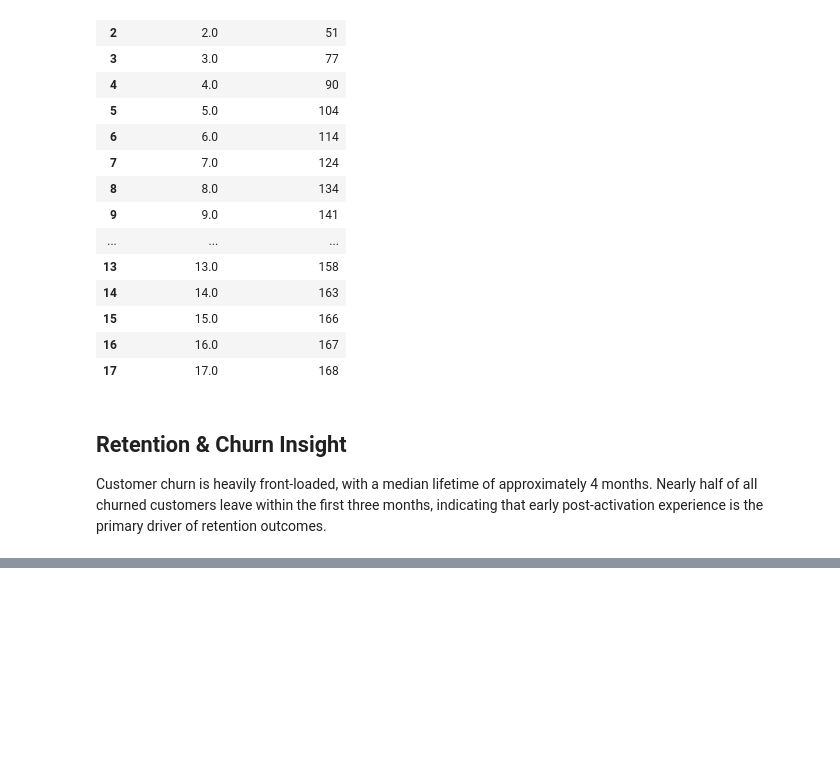
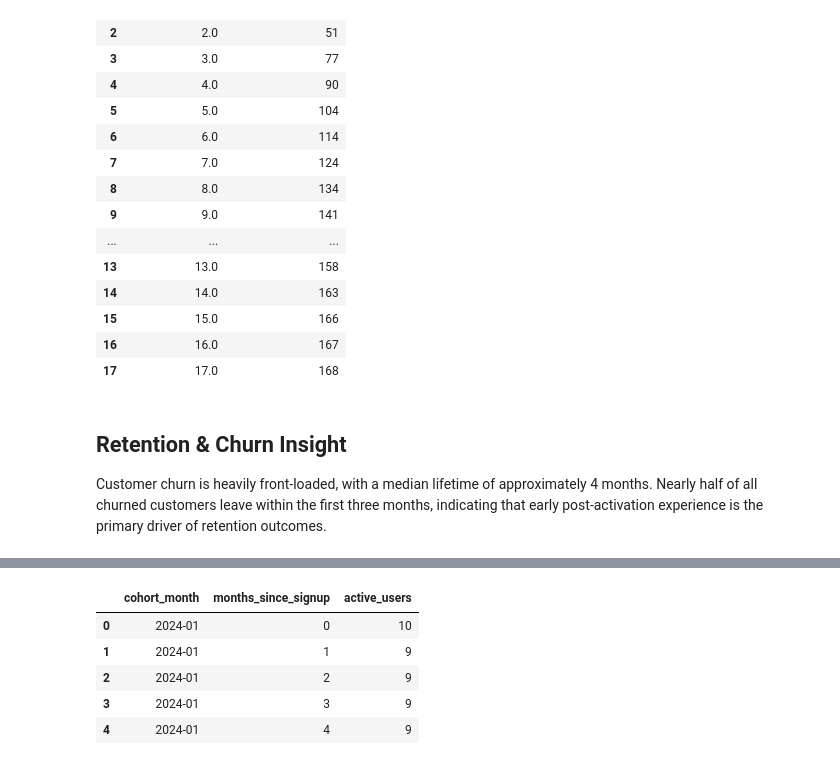
Before and after one commit to BoiDrew/saas-growth-analytics, a Jupyter notebook: notebooks/03_retention.ipynb, the cells around one changed output, grey strips where cells are left out. Cells and saved outputs as stored; diff of their text form; code cells hidden in the pictures; blank space fills up the shorter version.

```diff
--- a/notebooks/03_retention.ipynb
+++ b/notebooks/03_retention.ipynb
@@ -127,0 +177,15 @@ Customer churn is heavily front-loaded, with a median lifetime of approximately
+# %%
+cohort_retention = (
+    customer_months
+    .groupby(['cohort_month', 'months_since_signup'])
+    .agg(active_users=('customer_id', 'nunique'))
+    .reset_index()
+)
+cohort_retention.head()
+# %% [output]
+|  | cohort_month | months_since_signup | active_users |
+| 0 | 2024-01 | 0 | 10 |
+| 1 | 2024-01 | 1 | 9 |
+| 2 | 2024-01 | 2 | 9 |
+| 3 | 2024-01 | 3 | 9 |
+| 4 | 2024-01 | 4 | 9 |
```
Also changed, not shown: parts of 5 cells of this notebook.
